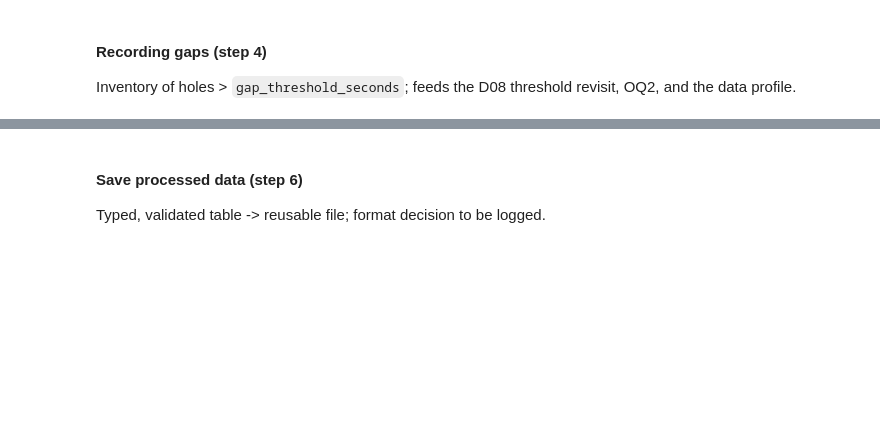
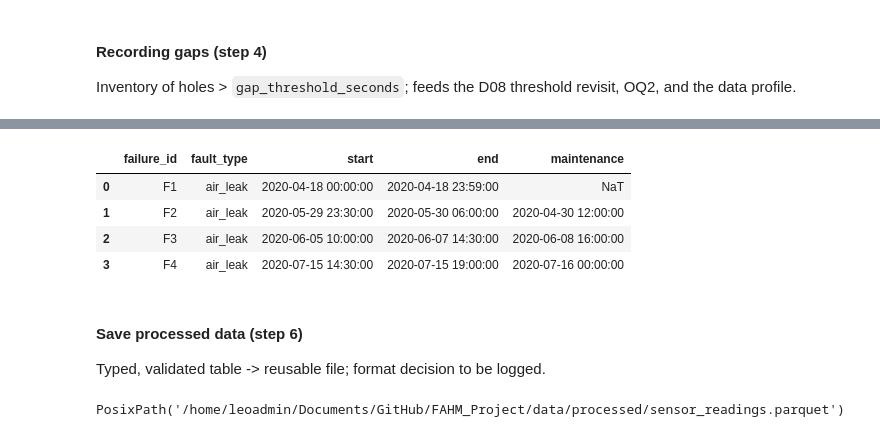
Before and after one commit to Rom5Leo/FAHM_Project, a Jupyter notebook: notebooks/01_preprocessing.ipynb, the cells around one changed output, grey strips where cells are left out. Drawn from its saved outputs; the diff is of its cells as text; code cells hidden in the pictures; blank space fills up the shorter version.

```diff
--- a/notebooks/01_preprocessing.ipynb
+++ b/notebooks/01_preprocessing.ipynb
@@ -317,8 +301,16 @@ Inventory of holes > `gap_threshold_seconds`; feeds the D08 threshold revisit, O
 # %%
-# fw = pp.build_failure_windows(cfg)
-# fw
+fw = pp.build_failure_windows(cfg)
+fw
+# %% [output]
+|  | failure_id | fault_type | start | end | maintenance |
+| 0 | F1 | air_leak | 2020-04-18 00:00:00 | 2020-04-18 23:59:00 | NaT |
+| 1 | F2 | air_leak | 2020-05-29 23:30:00 | 2020-05-30 06:00:00 | 2020-04-30 12:00:00 |
+| 2 | F3 | air_leak | 2020-06-05 10:00:00 | 2020-06-07 14:30:00 | 2020-06-08 16:00:00 |
+| 3 | F4 | air_leak | 2020-07-15 14:30:00 | 2020-07-15 19:00:00 | 2020-07-16 00:00:00 |
 # %% [markdown]
 #### Save processed data (step 6)
 Typed, validated table -> reusable file; format decision to be logged.
 # %%
-# pp.save_processed(df, cfg)
+pp.save_processed(df, cfg)
+# %% [output]
+PosixPath('/home/leoadmin/Documents/GitHub/FAHM_Project/data/processed/sensor_readings.parquet')
```
Also changed, not shown: parts of 6 cells of this notebook, 8 other files.
